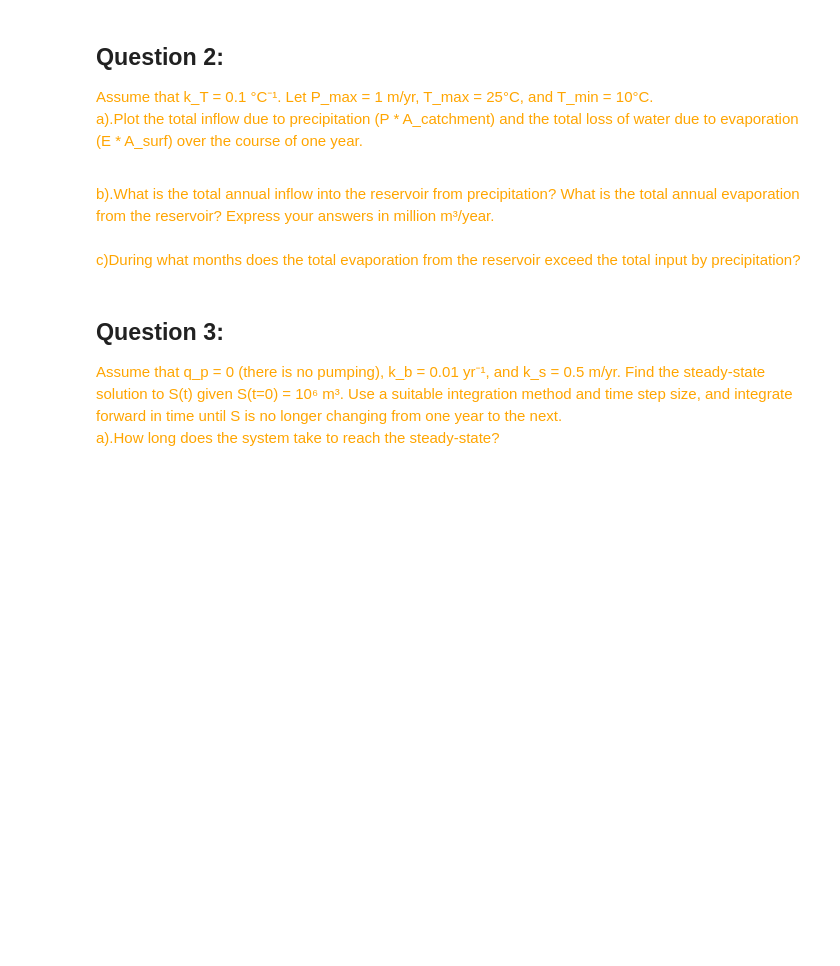
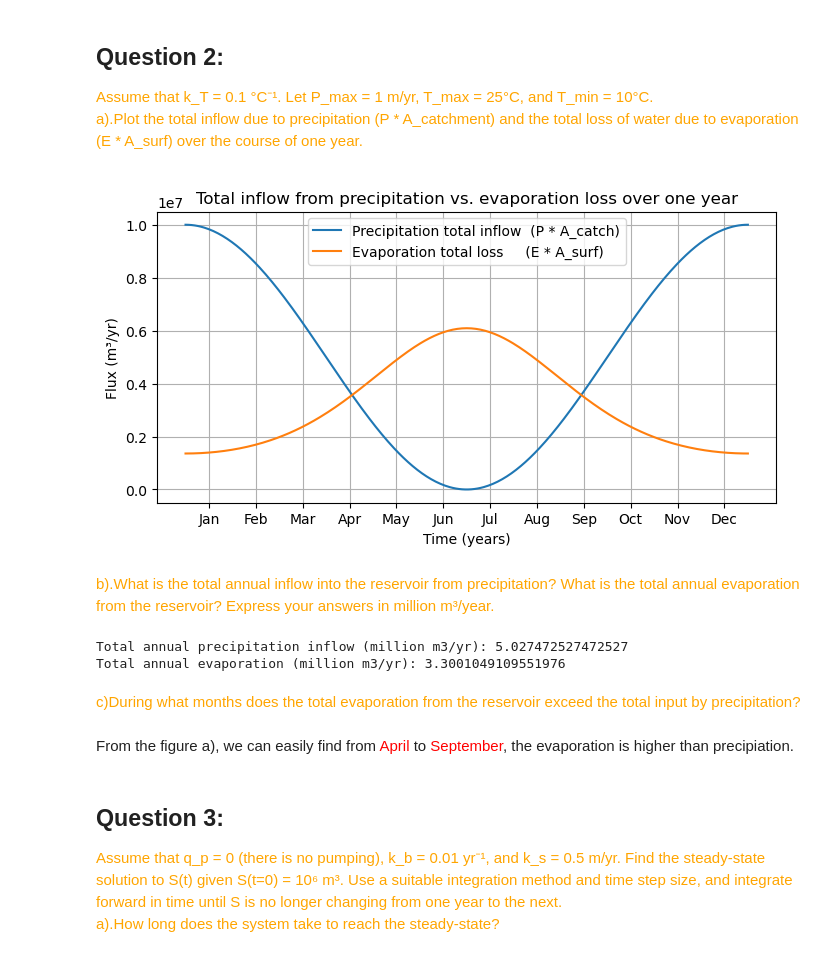
Before and after one commit to HOUPU1993/Homework-for-GEOG-210A-F25, a Jupyter notebook: HW6.ipynb, the cells around one changed output. Saved outputs shown, nothing was run; the diff lists cells and outputs as text; code cells hidden in the pictures; blank space fills up the shorter version.

```diff
--- a/HW6.ipynb
+++ b/HW6.ipynb
@@ -26,4 +24,12 @@ find an expression for E as a function of T. Assume that the evaporation rate at
 </font>
+# %%
+# given
+kT = 0.1        # assume k_T = 0.1 °C⁻¹, given by question 2
+E0 = 0.5        # m/yr at T=0°C
+
+# Evaporation rate as a function of temperature
+def E(T_vals):
+    return E0 * np.exp(kT * T_vals) # T_vals function is also a periodically varying function of time, and will be defined as below
 # %% [markdown]
 ## Question 2:
 <font color="orange">
@@ -31,10 +37,68 @@ Assume that k_T = 0.1 °C⁻¹. Let P_max = 1 m/yr, T_max = 25°C, and T_min = 1
 
 a).Plot the total inflow due to precipitation (P * A_catchment) and the total loss of water due to evaporation (E * A_surf) over the course of one year.
 </font>
+# %%
+# define the input paramter
+kT = 0.1          # per degree C
+E0 = 0.5          # m/yr at T = 0°C
+P_max = 1.0       # m/yr
+T_max = 25.0      # °C
+T_min = 10.0      # °C
+A_catch = 10e6    # 10 km² -> m²
+A_surf = 1e6      # 1 km²  -> m²
+
+# define the function
+def P(t):
+    return P_max / 2 * (np.cos(2 * np.pi * t) + 1)
+def T(t):
+    return (T_max - T_min) / 2 * (np.sin(2 * np.pi * t - np.pi/2) + 1) + T_min
+def E(T):
+    return E0 * np.exp(kT * T)
+
+# calculate the whole year
+month_labels = ['Jan', 'Feb', 'Mar', 'Apr', 'May', 'Jun',
+                'Jul', 'Aug', 'Sep', 'Oct', 'Nov', 'Dec']
+month_positions = np.arange(1/24, 1, 1/12)
+t = np.linspace(0, 1, 365)       # per day/one year
+P_vals = P(t)                    # m/yr
+T_vals = T(t)                    # °C
+E_vals = E(T_vals)               # m/yr
+
+# transfter into volumn：m³/yr
+P_in  = P_vals * A_catch         # P * A_catchment
+E_out = E_vals * A_surf          # E * A_surf
+
+# figure
+plt.figure(figsize=(7, 4))
+plt.plot(t, P_in,  label="Precipitation total inflow  (P * A_catch)")
+plt.plot(t, E_out, label="Evaporation total loss     (E * A_surf)")
+plt.xlabel("Time (years)")
+plt.ylabel("Flux (m³/yr)")
+plt.xticks(month_positions, month_labels)
+plt.title("Total inflow from precipitation vs. evaporation loss over one year")
+plt.legend()
+plt.grid(True)
+plt.tight_layout()
+plt.show()
+# %% [output]
+[figure, added]
 # %% [markdown]
  <font color="orange">b).What is the total annual inflow into the reservoir from precipitation? What is the total annual evaporation from the reservoir? Express your answers in million m³/year.</font>
+# %%
+dt = t[1] - t[0]
+
+total_P = np.sum(P_in) * dt
+total_E = np.sum(E_out) * dt
+
+print("Total annual precipitation inflow (million m3/yr):", total_P/1e6)
+print("Total annual evaporation (million m3/yr):", total_E/1e6)
+# %% [output]
+Total annual precipitation inflow (million m3/yr): 5.027472527472527
+Total annual evaporation (million m3/yr): 3.3001049109551976
 # %% [markdown]
  <font color="orange">c)During what months does the total evaporation from the reservoir exceed the total input by precipitation?</font>
+# %% [markdown]
+From the figure a), we can easily find from <font color='red'>April</font> to <font color='red'>September</font>, the evaporation is higher than precipiation.
 # %% [markdown]
 ## Question 3:
 <font color="orange">
```
Also changed, not shown: parts of 1 cell of this notebook.
